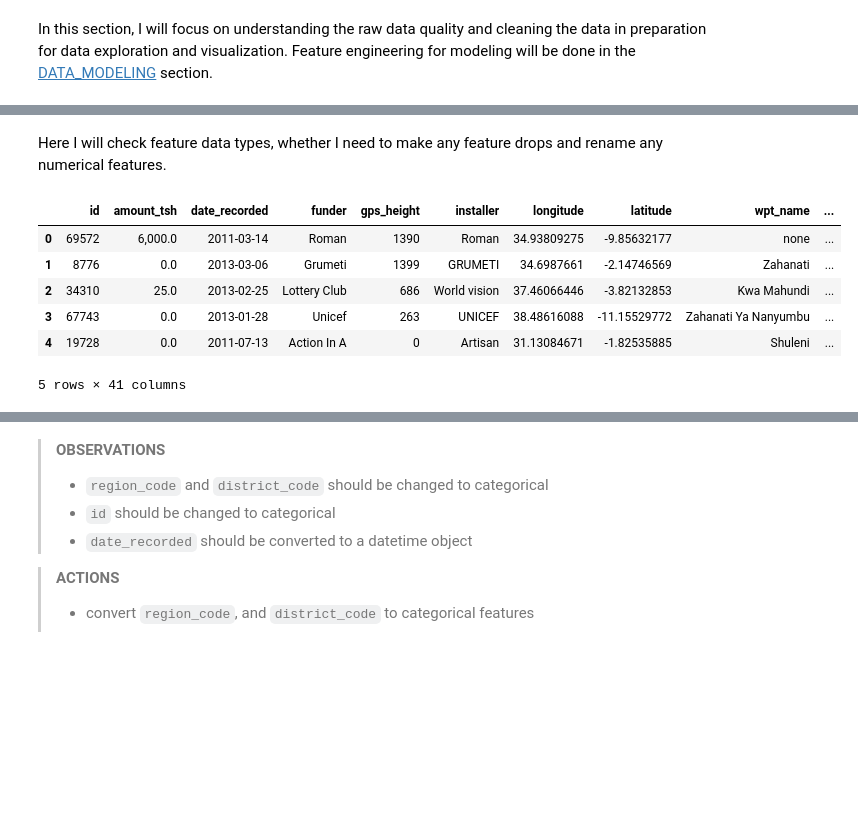
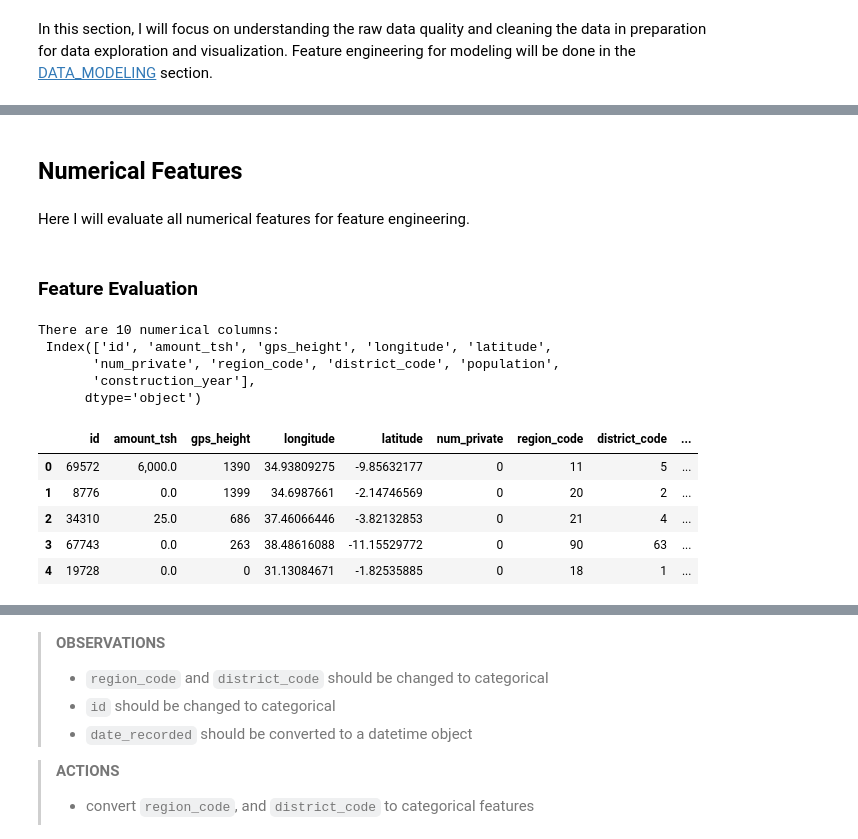
Before and after one commit to bentson1187/phase_3_project, a Jupyter notebook: Bentson, Brian Phase 3 Project.ipynb, the cells around one changed output, grey strips where cells are left out. Cells and saved outputs as stored; diff of their text form; code cells hidden in the pictures; blank space fills up the shorter version.

```diff
--- a/Bentson, Brian Phase 3 Project.ipynb
+++ b/Bentson, Brian Phase 3 Project.ipynb
@@ -249,13 +262,26 @@ df_clean = df_original.copy()
-# %% [markdown]
-Here I will check feature data types, whether I need to make any feature drops and rename any numerical features.
+# %% [markdown]
+## Numerical Features
+# %% [markdown]
+Here I will evaluate all numerical features for feature engineering.
+# %% [markdown]
+### Feature Evaluation
+# %%
+#create list of all numeric columns
+num_cols = df_clean.select_dtypes(exclude='object').columns
+print(f'There are {len(num_cols)} numerical columns: \n {num_cols}')
+# %% [output]
+There are 10 numerical columns:
+ Index(['id', 'amount_tsh', 'gps_height', 'longitude', 'latitude',
+       'num_private', 'region_code', 'district_code', 'population',
+       'construction_year'],
+      dtype='object')
 # %%
-#evaluate numeric columns
-df_clean.head()
+#display first 5 rows of numeric columns
+df_clean[num_cols].head()
 # %% [output]
-|  | id | amount_tsh | date_recorded | funder | gps_height | installer | longitude | latitude | wpt_name | ... |
-| 0 | 69572 | 6,000.0 | 2011-03-14 | Roman | 1390 | Roman | 34.93809275 | -9.85632177 | none | ... |
-| 1 | 8776 | 0.0 | 2013-03-06 | Grumeti | 1399 | GRUMETI | 34.6987661 | -2.14746569 | Zahanati | ... |
-| 2 | 34310 | 25.0 | 2013-02-25 | Lottery Club | 686 | World vision | 37.46066446 | -3.82132853 | Kwa Mahundi | ... |
-| 3 | 67743 | 0.0 | 2013-01-28 | Unicef | 263 | UNICEF | 38.48616088 | -11.15529772 | Zahanati Ya Nanyumbu | ... |
-| 4 | 19728 | 0.0 | 2011-07-13 | Action In A | 0 | Artisan | 31.13084671 | -1.82535885 | Shuleni | ... |
+|  | id | amount_tsh | gps_height | longitude | latitude | num_private | region_code | district_code | ... |
+| 0 | 69572 | 6,000.0 | 1390 | 34.93809275 | -9.85632177 | 0 | 11 | 5 | ... |
+| 1 | 8776 | 0.0 | 1399 | 34.6987661 | -2.14746569 | 0 | 20 | 2 | ... |
+| 2 | 34310 | 25.0 | 686 | 37.46066446 | -3.82132853 | 0 | 21 | 4 | ... |
+| 3 | 67743 | 0.0 | 263 | 38.48616088 | -11.15529772 | 0 | 90 | 63 | ... |
+| 4 | 19728 | 0.0 | 0 | 31.13084671 | -1.82535885 | 0 | 18 | 1 | ... |
-5 rows × 41 columns
```
Also changed, not shown: parts of 230 cells of this notebook, 1 other file.
